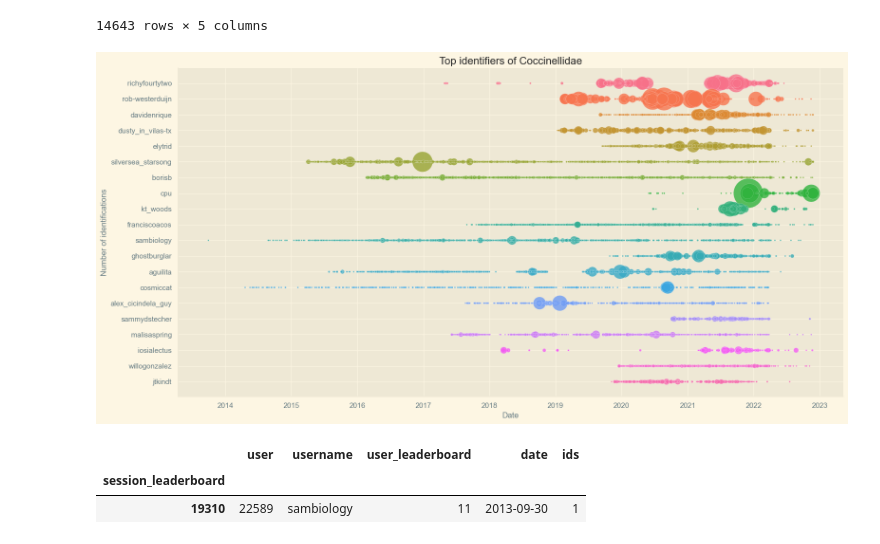
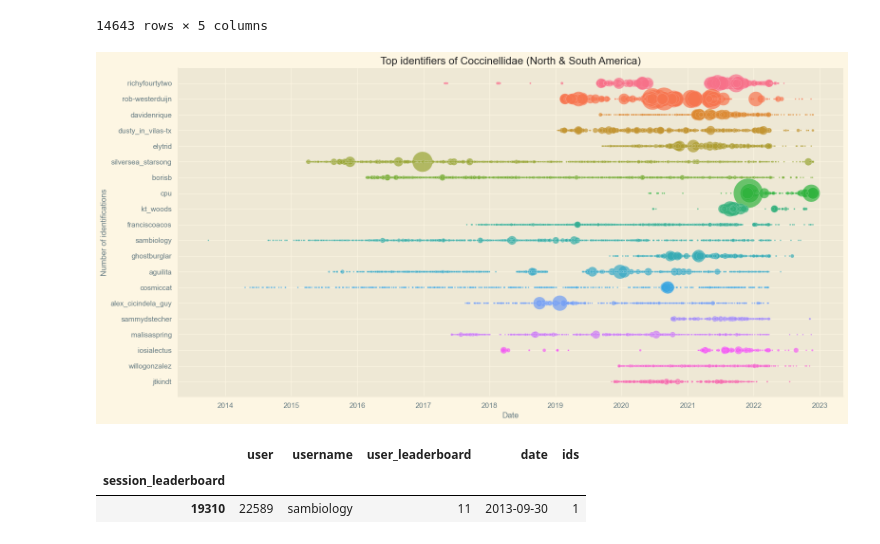
Before and after one commit to ktwoods/inat-id-analysis, a Jupyter notebook: 3 - Time analysis.ipynb, the cells around one changed output. Cells and saved outputs as stored; diff of their text form; code cells hidden in the pictures.

```diff
--- a/3 - Time analysis.ipynb
+++ b/3 - Time analysis.ipynb
@@ -180,14 +180,14 @@ ALL_DATES_BY_TOP_20_USERS
 14643 rows × 5 columns
 # %%
 axes = sns.relplot(x=ALL_DATES_BY_TOP_20_USERS['date'], y=ALL_DATES_BY_TOP_20_USERS['username'], hue=ALL_DATES_BY_TOP_20_USERS['username'],
-                   size=ALL_DATES_BY_TOP_20_USERS['ids'], sizes=(5,2000), alpha=.8,
+                   size=ALL_DATES_BY_TOP_20_USERS['ids'], sizes=(5,2000), alpha=.7,
                    palette=sns.color_palette("husl", 20), legend=False, height=8, aspect=2
                    ).axes[0,0]
-axes.set(title='Top identifiers of Coccinellidae', xlabel='Date', ylabel='Number of identifications')
+axes.set(title='Top identifiers of Coccinellidae (North & South America)', xlabel='Date', ylabel='Number of identifications')
 axes.figure.tight_layout()
-axes.figure.savefig('dates by count.png', dpi=300)
+# axes.figure.savefig('dates by count.png', dpi=300)
 # %% [output]
-[figure, old version]
+[figure, new version]
 # %%
 ALL_DATES_BY_TOP_20_USERS[(ALL_DATES_BY_TOP_20_USERS['username'] == 'sambiology') & (ALL_DATES_BY_TOP_20_USERS['date'] < date(2014,1,1))]
 # %% [output]
```
Also changed, not shown: 2 other files.
